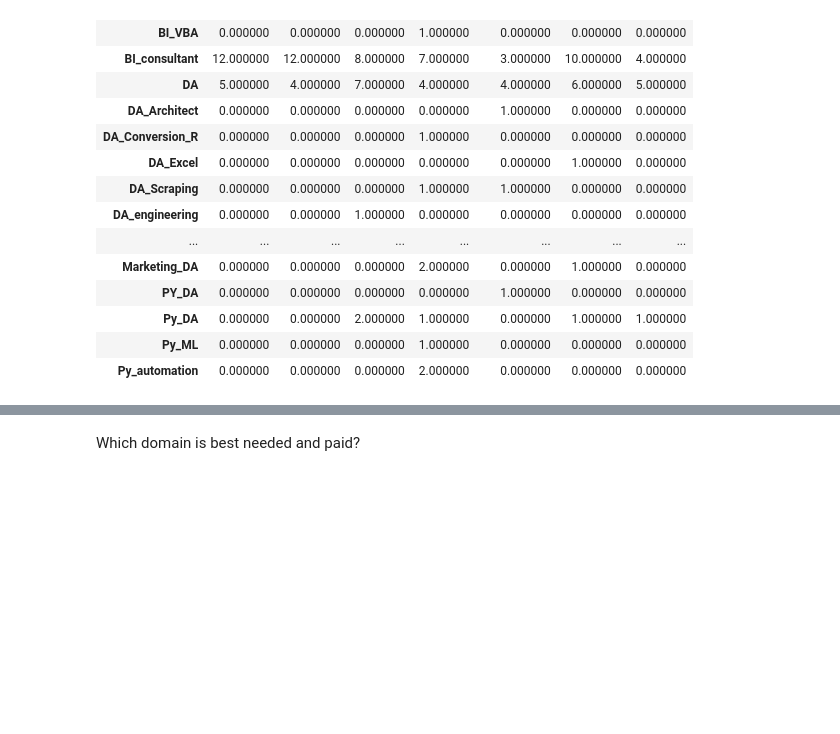
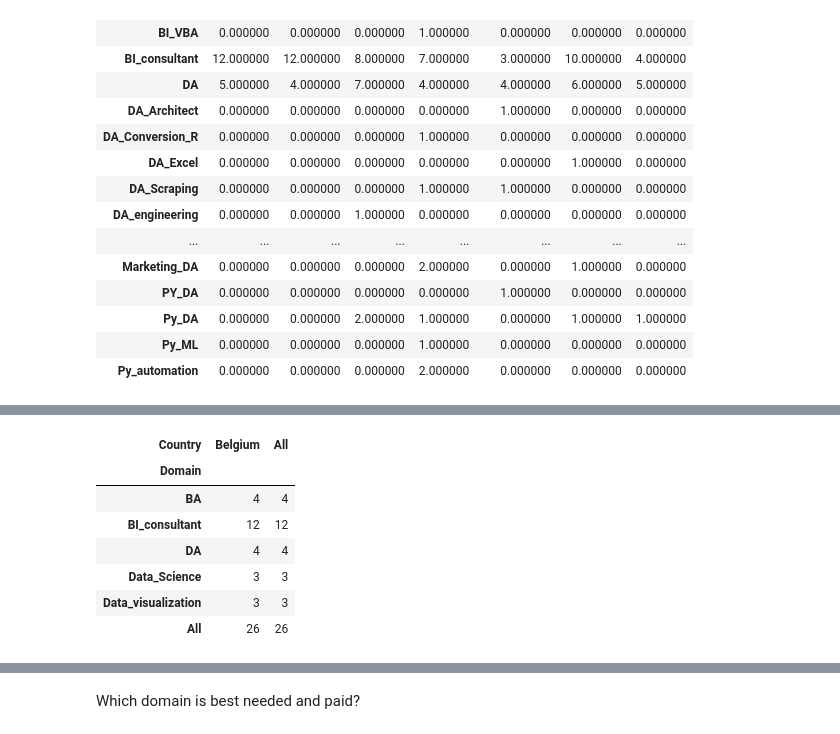
Before and after one commit to simofleanta/Data_coding_preparations, a Jupyter notebook: crosstab.ipynb, the cells around one changed output, grey strips where cells are left out. Cells and saved outputs as stored; diff of their text form; code cells hidden in the pictures; blank space fills up the shorter version.

```diff
--- a/crosstab.ipynb
+++ b/crosstab.ipynb
@@ -94,0 +120,15 @@ pd.crosstab(cohort[hourly[0]], cohort[hourly[1]], values=cohort['Service_price']
+# %%
+Belgium=cohort[cohort.Country_code==300]
+
+belgeium=['Domain', 'Country ']
+cm=sns.colormap='BuGn'
+pd.crosstab(Belgium[belgeium[0]], Belgium[belgeium[1]], values=Belgium['Service_price'], aggfunc='count', margins=True).fillna(0).style.background_gradient(cmap=cm)
+# %% [output]
+| Country | Belgium | All |
+| Domain |  |  |
+| BA | 4 | 4 |
+| BI_consultant | 12 | 12 |
+| DA | 4 | 4 |
+| Data_Science | 3 | 3 |
+| Data_visualization | 3 | 3 |
+| All | 26 | 26 |
```
Also changed, not shown: parts of 4 cells of this notebook.
